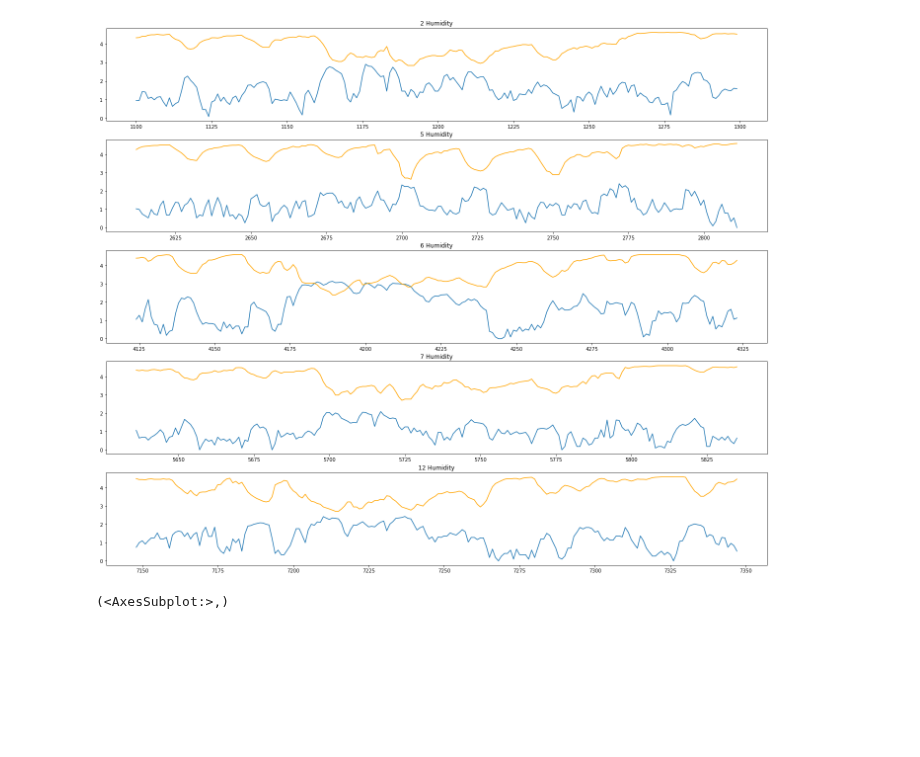
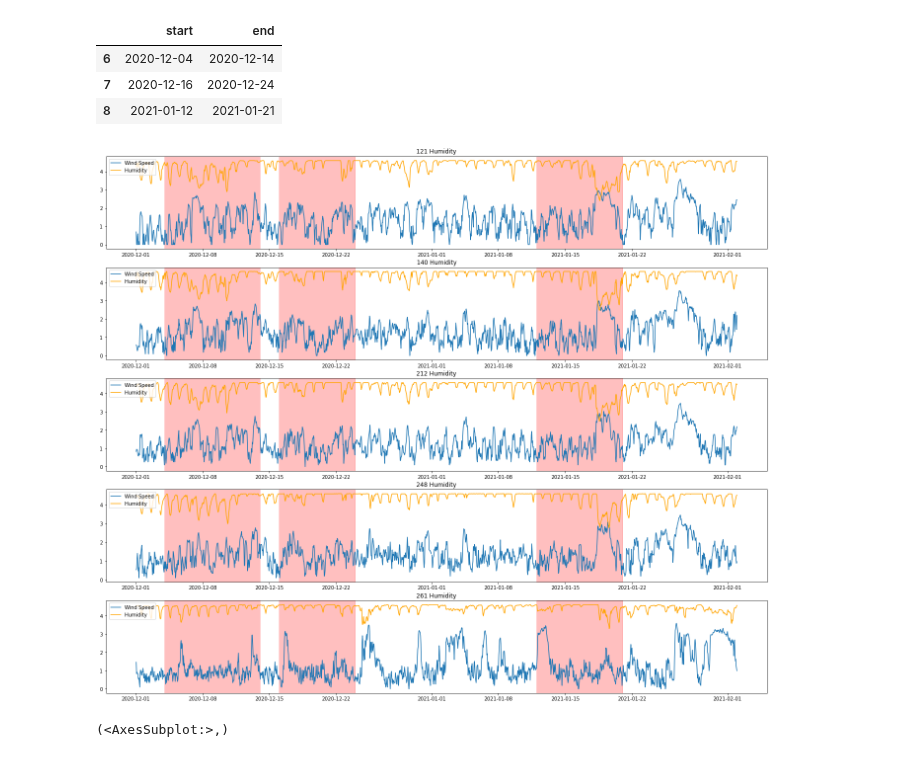
Before and after one commit to tomityrrell/psps-analysis, a Jupyter notebook: notebooks/Outlier Detection.ipynb, the cells around one changed output. Drawn from its saved outputs; the diff is of its cells as text; code cells hidden in the pictures; blank space fills up the shorter version.

```diff
--- a/notebooks/Outlier Detection.ipynb
+++ b/notebooks/Outlier Detection.ipynb
@@ -2,6 +2,8 @@
 import numpy as np
 import pandas as pd
 import matplotlib.pyplot as plt
+# %%
+source = pd.read_csv("../data/source.csv", parse_dates=["start", "end"])
 # %%
 # wr = pd.read_csv("../data/weather/weather_report_2709555247418929082.csv", parse_dates=["Date"])
 # wr = pd.read_csv("../data/weather/weather_report_1620322523.634392.csv", parse_dates=["Date"])
@@ -86,0 +83,4 @@ wr.corr()
+# %%
+wind_max = wr[["Station", "HlyWindSpd (MPH)"]].groupby("Station").max()
+wind_max = wind_max[wind_max > 31].dropna()
+wind_max
@@ -87,21 +95,42 @@ wr.corr()
+# %%
+se_dates = source[["start", "end"]]
+se_dates = se_dates[~se_dates.duplicated()].sort_values(by="start").reset_index(drop=True)
+se_dates.iloc[6:]
+# %% [output]
+|  | start | end |
+| 6 | 2020-12-04 | 2020-12-14 |
+| 7 | 2020-12-16 | 2020-12-24 |
+| 8 | 2021-01-12 | 2021-01-21 |
 # %%
-stations = wr.Station.unique()
-fig, ax = plt.subplots(5,1,figsize=(24,20))
-for (s, v_ax) in zip(stations[:-1], ax):
-        wrs = wr[wr.Station==s].iloc[1100:1300]
-        v_ax.plot(np.log(wrs["HlyWindSpd (MPH)"]))
+stations = wind_max.index
+dates = se_dates.iloc[6:]
+fig, ax = plt.subplots(len(stations), 1,figsize=(24,20))
+for (s, v_ax) in zip(stations, ax):
+        wrs = wr[wr.Station==s]
+
+        # For a single date range, narrow plot to that range
+        if len(dates.index) == 2:
+            wrs = wrs.loc[dates.start:dates.end]
+
+        v_ax.plot(np.log(wrs["HlyWindSpd (MPH)"]), label="Wind Speed")
         v_ax.set_title("{} Wind Speed".format(s))
 
+        v_ax.plot(np.log(wrs["HlyRelHum (%)"]), color="orange", label="Humidity")
+        v_ax.set_title("{} Humidity".format(s))
+
+        # For multiple date ranges, highlight relevant time
+        if len(dates.index) > 2:
+            for (start, end) in dates.values:
+                v_ax.axvspan(start, end, color='red', alpha=0.25)
+
+        v_ax.legend(loc="upper left")
 #         v_ax[1].hist(wrs["HlyWindSpd (MPH)"].diff(), bins=30)
 #         v_ax[1].set_title("{} Wind Speed Increments".format(s))
 
-        v_ax.plot(np.log(wrs["HlyRelHum (%)"]), color="orange")
-        v_ax.set_title("{} Humidity".format(s))
-
 #         v_ax[3].hist(wrs["HlyRelHum (%)"].diff(), bins=30)
 #         v_ax[3].set_title("{} Humidity".format(s))
 # %% [output]
-[figure, old version]
+[figure, new version]
 # %%
 wr["HlyWindSpd (MPH)"].hist(density=True, cumulative=False),
 # %% [output]
```
Also changed, not shown: parts of 44 cells of this notebook, 10 other files.
